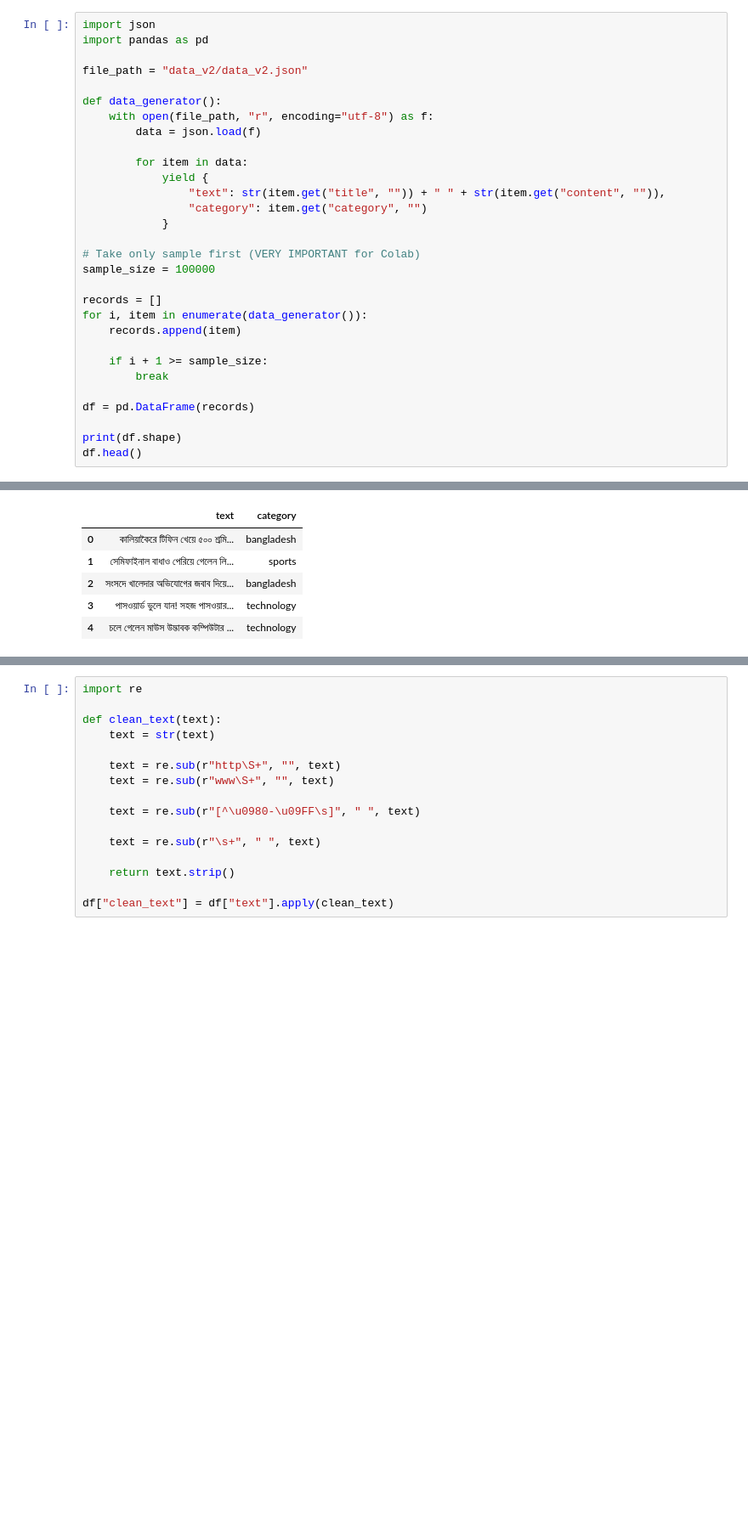
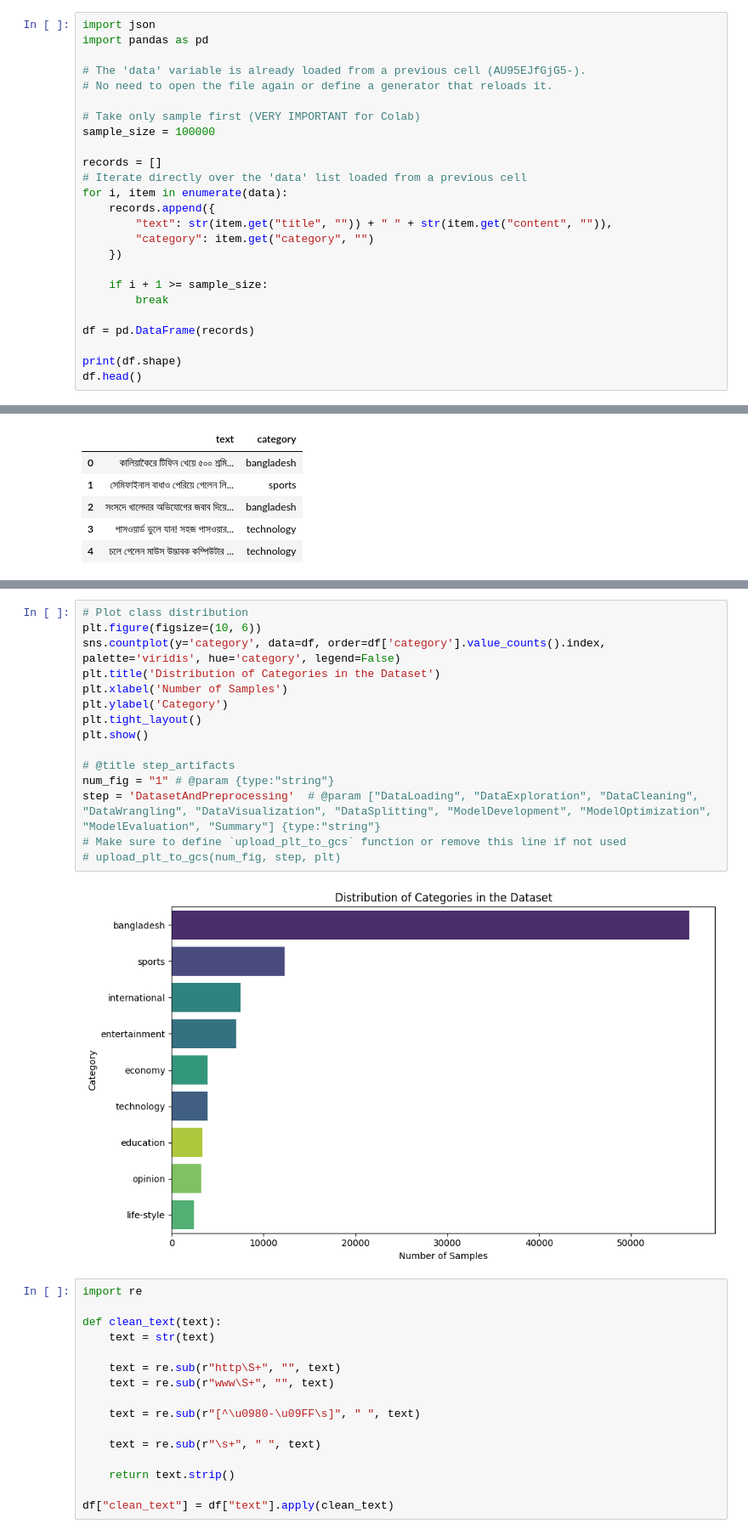
Before and after one commit to mahmudscode/NLP_work, a Jupyter notebook: NLP_WORK.ipynb, the cells around one changed output, grey strips where cells are left out. Shown at 85% size. Drawn from its saved outputs; the diff is of its cells as text; blank space fills up the shorter version.

```diff
--- a/NLP_WORK.ipynb
+++ b/NLP_WORK.ipynb
@@ -104,24 +109,19 @@ data[0]
 import json
 import pandas as pd
 
-file_path = "data_v2/data_v2.json"
-
-def data_generator():
-    with open(file_path, "r", encoding="utf-8") as f:
-        data = json.load(f)
-
-        for item in data:
-            yield {
-                "text": str(item.get("title", "")) + " " + str(item.get("content", "")),
-                "category": item.get("category", "")
-            }
+# The 'data' variable is already loaded from a previous cell (AU95EJfGjG5-).
+# No need to open the file again or define a generator that reloads it.
 
 # Take only sample first (VERY IMPORTANT for Colab)
 sample_size = 100000
 
 records = []
-for i, item in enumerate(data_generator()):
-    records.append(item)
+# Iterate directly over the 'data' list loaded from a previous cell
+for i, item in enumerate(data):
+    records.append({
+        "text": str(item.get("title", "")) + " " + str(item.get("content", "")),
+        "category": item.get("category", "")
+    })
 
     if i + 1 >= sample_size:
         break
@@ -141,3 +147,20 @@ df.head()
+# %%
+# Plot class distribution
+plt.figure(figsize=(10, 6))
+sns.countplot(y='category', data=df, order=df['category'].value_counts().index, palette='viridis', hue='category', legend=False)
+plt.title('Distribution of Categories in the Dataset')
+plt.xlabel('Number of Samples')
+plt.ylabel('Category')
+plt.tight_layout()
+plt.show()
+
+# @title step_artifacts
+num_fig = "1" # @param {type:"string"}
+step = 'DatasetAndPreprocessing'  # @param ["DataLoading", "DataExploration", "DataCleaning", "DataWrangling", "DataVisualization", "DataSplitting", "ModelDevelopment", "ModelOptimization", "ModelEvaluation", "Summary"] {type:"string"}
+# Make sure to define `upload_plt_to_gcs` function or remove this line if not used
+# upload_plt_to_gcs(num_fig, step, plt)
+# %% [output]
+[figure, added]
 # %%
 import re
 
```
Also changed, not shown: parts of 23 cells of this notebook.
